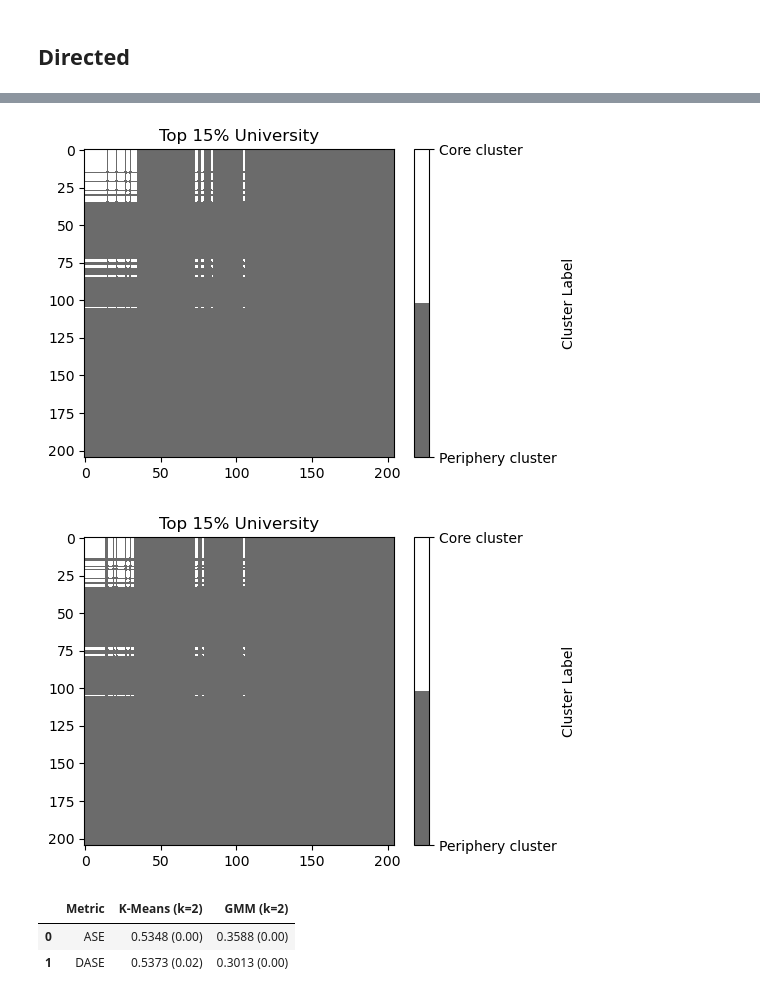
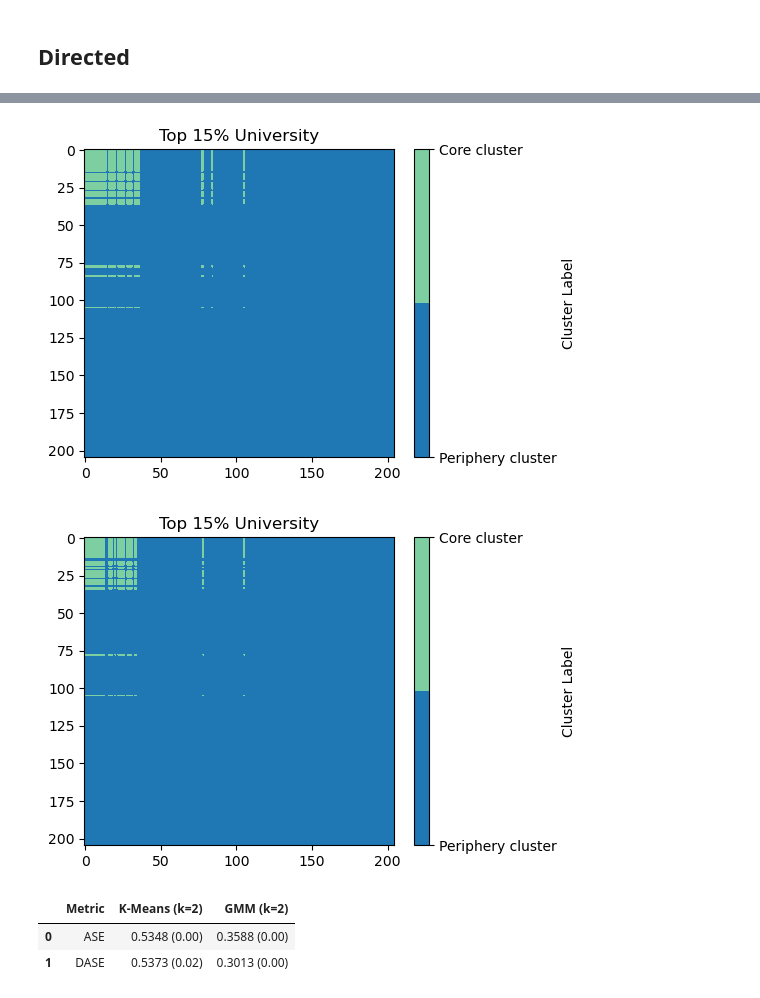
Before and after one commit to SinyoungPark2681/dase, a Jupyter notebook: RealDatasets/FacultyHiring.ipynb, the cells around one changed output, grey strips where cells are left out. Saved outputs shown, nothing was run; the diff lists cells and outputs as text; code cells hidden in the pictures.

```diff
--- a/RealDatasets/FacultyHiring.ipynb
+++ b/RealDatasets/FacultyHiring.ipynb
@@ -273,3 +297,27 @@ print(A2)
 # NMI
 # %% [markdown]
 ## Directed
+# %%
+k=2; d=2
+i=10
+direction=True
+method='K-Means'
+
+pipeline = Estimation_dsbm.ClusteringPipeline(A)
+
+pipeline.spectral_clustering(case='reg', k=2, rs=i)
+results = pipeline.results
+sc_label = results['spectral']['labels_pred']
+# %%
+import numpy as np
+
+sc_sorted = np.array(sc_label)
+
+vals = sc_sorted[[73, 74]]
+
+# remove
+sc_sorted = np.delete(sc_sorted, [73, 74])
+
+# insert
+sc_sorted = np.insert(sc_sorted, 28, vals[0])
+sc_sorted = np.insert(sc_sorted, 29, vals[1])
@@ -285,40 +370,53 @@ score_ase_kmeans = normalized_mutual_info_score(ase_kmeans, top_uni)
 
 dase_kmeans = pipeline.gen_ASE(case='Atilde', k=k, d=d, rs=i, direction = direction, method=method)
 score_dase_kmeans = normalized_mutual_info_score(dase_kmeans, top_uni)
+# %%
+import numpy as np
+
+ase_sorted = np.array(ase_kmeans)
+
+vals = ase_sorted[[73, 74]]
+
+# remove
+ase_sorted = np.delete(ase_sorted, [73, 74])
+
+# insert
+ase_sorted = np.insert(ase_sorted, 28, vals[0])
+ase_sorted = np.insert(ase_sorted, 29, vals[1])
 # %%
 import numpy as np
 import matplotlib.pyplot as plt
 from matplotlib.colors import ListedColormap
 
 N = 205
 
 # Create an NxN matrix where each entry represents the cluster label
 label_matrix = np.zeros((N, N), dtype=int)
 
-label = ase_kmeans
+label = ase_sorted
 
 # Assign cluster values to sub-blocks in the matrix
 for i in range(N):
     for j in range(N):
         if label[i] == label[j]:  # Same cluster -> same value
             if label[i] == 1:
                 label_matrix[i, j] = 1
             else:
                 label_matrix[i, j] = 0
 
-color_1 = "#FFFFFF"   # different cluster
-color_0 = "#6B6B6B"   # same cluster
+color_1 = '#7DCEA0'   # light green (different cluster)
+color_0 = '#1F77B4'   # different blue (same cluster)
 
 binary_cmap = ListedColormap([color_0, color_1])
 
 plt.figure(figsize=(5,4))
 plt.imshow(label_matrix > 0, cmap=binary_cmap, aspect='auto')
 
 cbar = plt.colorbar(ticks=[0, 1])
 cbar.set_ticklabels(["Periphery cluster", "Core cluster"])
 cbar.set_label("Cluster Label")
 
 plt.title("Top 15% University")
 plt.show()
 # %% [output]
-[figure, old version]
+[figure, new version]
@@ -332,7 +443,7 @@ N = 205
 # Create an NxN matrix where each entry represents the cluster label
 label_matrix = np.zeros((N, N), dtype=int)
 
-label = dase_kmeans
+label = dase_sorted
 
 # Assign cluster values to sub-blocks in the matrix
 for i in range(N):
@@ -343,8 +454,8 @@ for i in range(N):
             else:
                 label_matrix[i, j] = 0
 
-color_1 = "#FFFFFF"   # different cluster
-color_0 = "#6B6B6B"   # same cluster
+color_1 = '#7DCEA0'   # light green (different cluster)
+color_0 = '#1F77B4'   # different blue (same cluster)
 
 binary_cmap = ListedColormap([color_0, color_1])
 
@@ -358,7 +469,7 @@ cbar.set_label("Cluster Label")
 plt.title("Top 15% University")
 plt.show()
 # %% [output]
-[figure, old version]
+[figure, new version]
 # %%
 def score_function(A, k, d, rs, direction, method, ground_truth):
 
```
Also changed, not shown: parts of 12 cells of this notebook.
